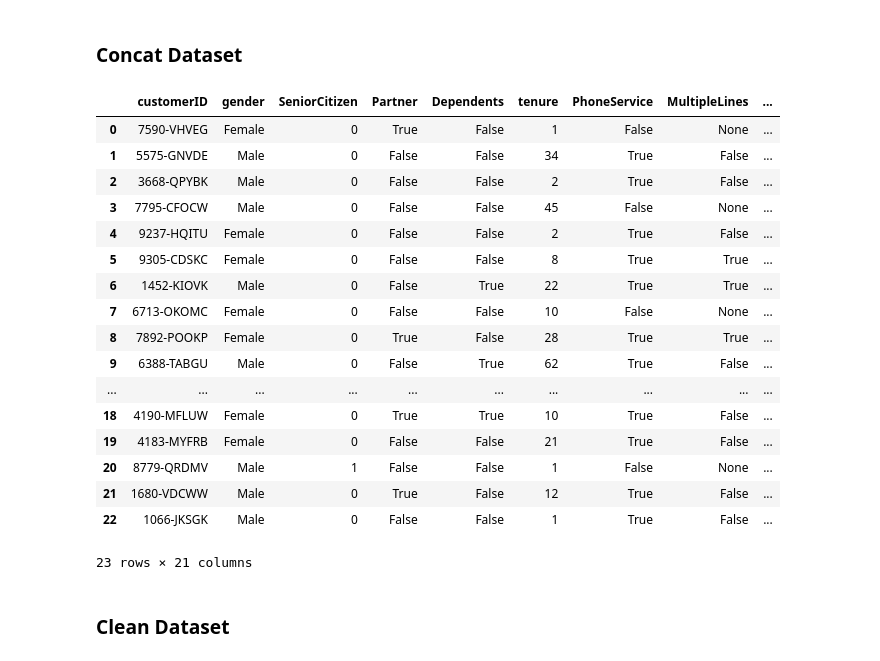
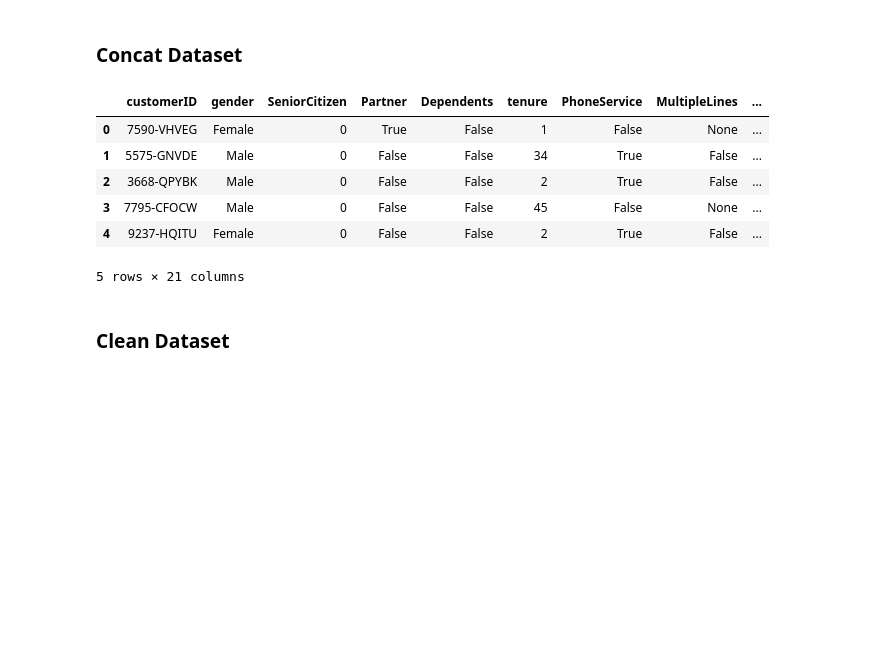
Before and after one commit to OngomaElias/Customer_Churn-Prediction, a Jupyter notebook: Notebooks/Churn.ipynb, the cells around one changed output. Drawn from its saved outputs; the diff is of its cells as text; code cells hidden in the pictures; blank space fills up the shorter version.

```diff
--- a/Notebooks/Churn.ipynb
+++ b/Notebooks/Churn.ipynb
@@ -135,31 +158,20 @@ df2.head()
 # %%
 
 # Concatenate them vertically (along the rows)
 full_data = pd.concat([df1, df2])
 
 # If you want to reset the index after concatenating
 full_data.reset_index(drop=True, inplace=True)
 
-full_data.head(23)
+full_data.head()
 # %% [output]
 |  | customerID | gender | SeniorCitizen | Partner | Dependents | tenure | PhoneService | MultipleLines | ... |
 | 0 | 7590-VHVEG | Female | 0 | True | False | 1 | False | None | ... |
 | 1 | 5575-GNVDE | Male | 0 | False | False | 34 | True | False | ... |
 | 2 | 3668-QPYBK | Male | 0 | False | False | 2 | True | False | ... |
 | 3 | 7795-CFOCW | Male | 0 | False | False | 45 | False | None | ... |
 | 4 | 9237-HQITU | Female | 0 | False | False | 2 | True | False | ... |
-| 5 | 9305-CDSKC | Female | 0 | False | False | 8 | True | True | ... |
-| 6 | 1452-KIOVK | Male | 0 | False | True | 22 | True | True | ... |
-| 7 | 6713-OKOMC | Female | 0 | False | False | 10 | False | None | ... |
-| 8 | 7892-POOKP | Female | 0 | True | False | 28 | True | True | ... |
-| 9 | 6388-TABGU | Male | 0 | False | True | 62 | True | False | ... |
-| ... | ... | ... | ... | ... | ... | ... | ... | ... | ... |
-| 18 | 4190-MFLUW | Female | 0 | True | True | 10 | True | False | ... |
-| 19 | 4183-MYFRB | Female | 0 | False | False | 21 | True | False | ... |
-| 20 | 8779-QRDMV | Male | 1 | False | False | 1 | False | None | ... |
-| 21 | 1680-VDCWW | Male | 0 | True | False | 12 | True | False | ... |
-| 22 | 1066-JKSGK | Male | 0 | False | False | 1 | True | False | ... |
-23 rows × 21 columns
+5 rows × 21 columns
 # %% [markdown]
 ### Clean Dataset
 # %%
```
Also changed, not shown: parts of 78 cells of this notebook, 18 other files.
